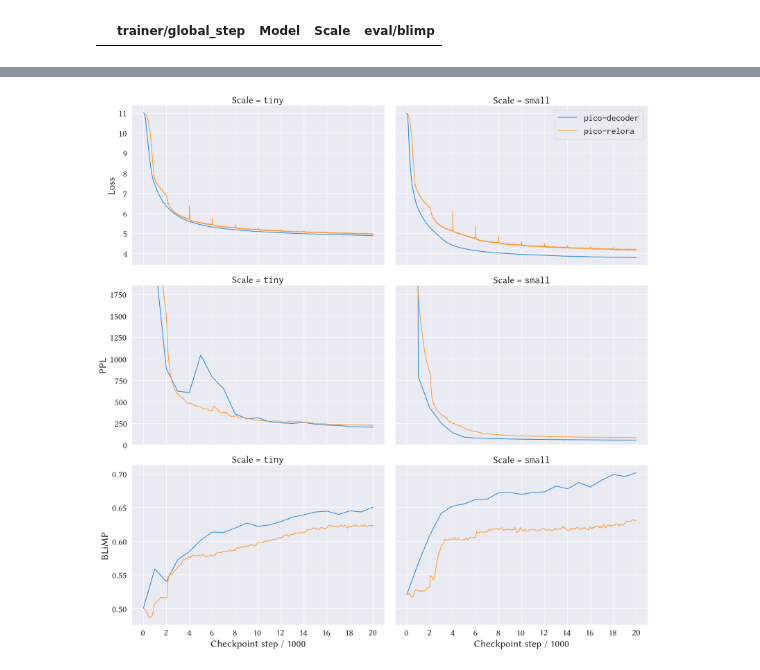
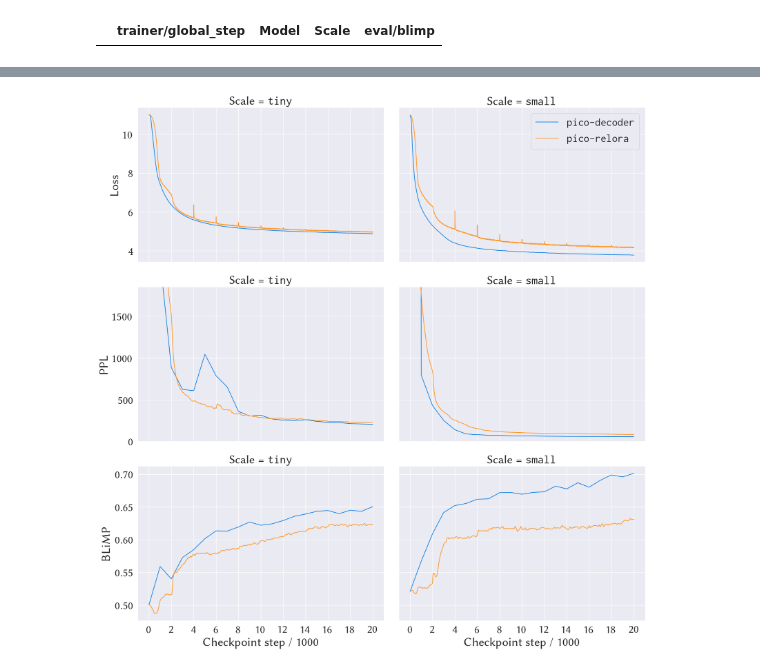
Before and after one commit to Yu-val-weiss/relora-pico, a Jupyter notebook: notebooks/training-plots.ipynb, the cells around one changed output, grey strips where cells are left out. Saved outputs shown, nothing was run; the diff lists cells and outputs as text; code cells hidden in the pictures.

```diff
--- a/notebooks/training-plots.ipynb
+++ b/notebooks/training-plots.ipynb
@@ -151,7 +151,7 @@ palette = dict(zip(models, colors))
 
 dodge = 0.4
 size = 8
-font_scale = 1.9
+font_scale = 2.3
 
 sns.set_theme(font_scale=font_scale, rc={"axes.grid": "True", "axes.grid.which": "both"})
 
@@ -169,31 +169,31 @@ g = sns.FacetGrid(
 g.map_dataframe(sns.lineplot, x="trainer/global_step", y="Value", hue="Model", palette=palette)
 
 
 for i, ax_row in enumerate(g.axes):
     for ax in ax_row:
         if i == 0:  # First row (Loss)
             ax.set_ylabel("Loss")
         elif i == 1:  # Second row (PPL)
             ax.set_ylabel("PPL")
         else:
             ax.set_ylabel("BLiMP")
 
         if "tiny" in ax.get_title().lower():
             ax.set_title(r"Scale = \texttt{tiny}")
         elif "small" in ax.get_title().lower():
             ax.set_title(r"Scale = \texttt{small}")
 
 for axid, ax in enumerate(g.axes.flat):
     ax.set_xticks(range(0, 20_001, 2_000), labels=None if axid <= 3 else range(0, 21, 2))
     if axid in (2, 3):
         ax.set_ylim(0, 1850)
     elif axid == 1:
         ax.legend(bbox_to_anchor=(1, 1), loc="upper right")
 
 
 g.set_axis_labels("Checkpoint step / 1000")
 
 plt.savefig("../graphs/training-per-step.pdf", bbox_inches="tight")
 plt.show()
 # %% [output]
-[figure, old version]
+[figure, new version]
```
Also changed, not shown: parts of 2 cells of this notebook, 8 other files.
